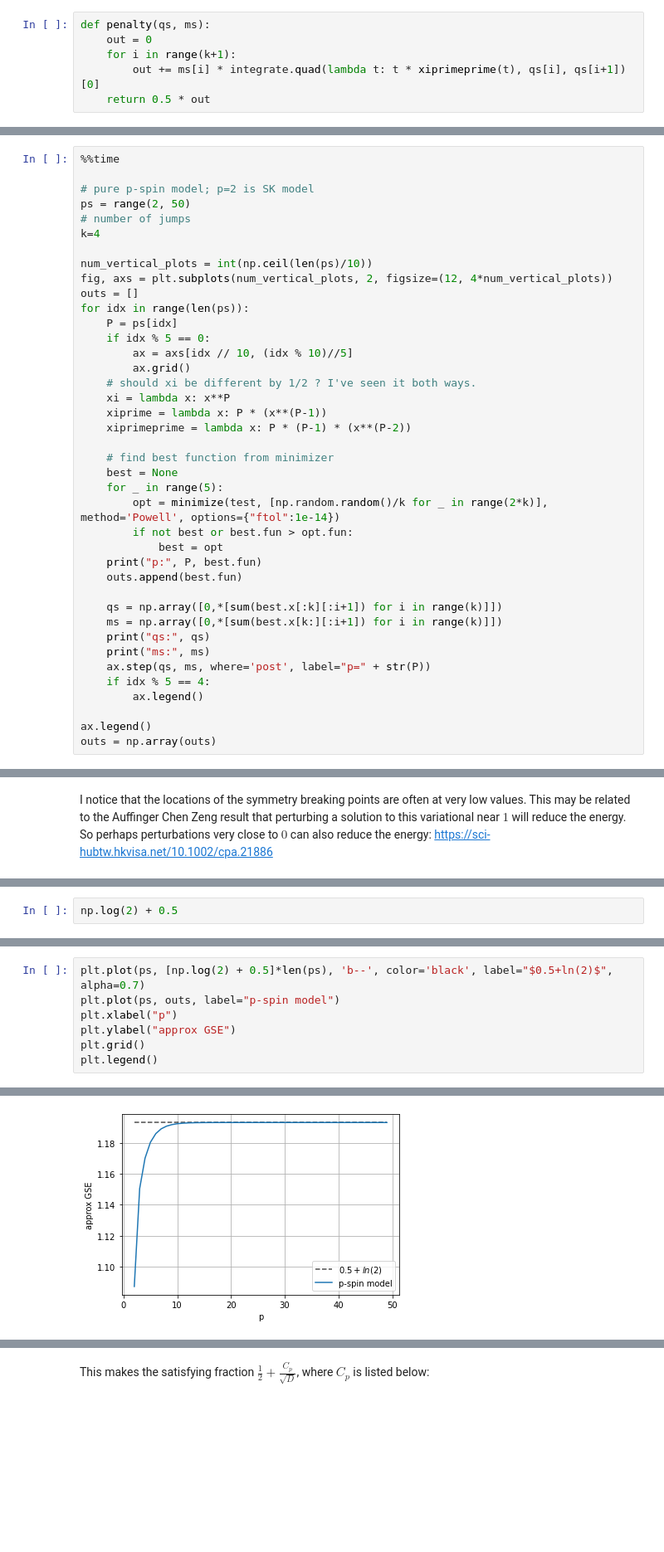
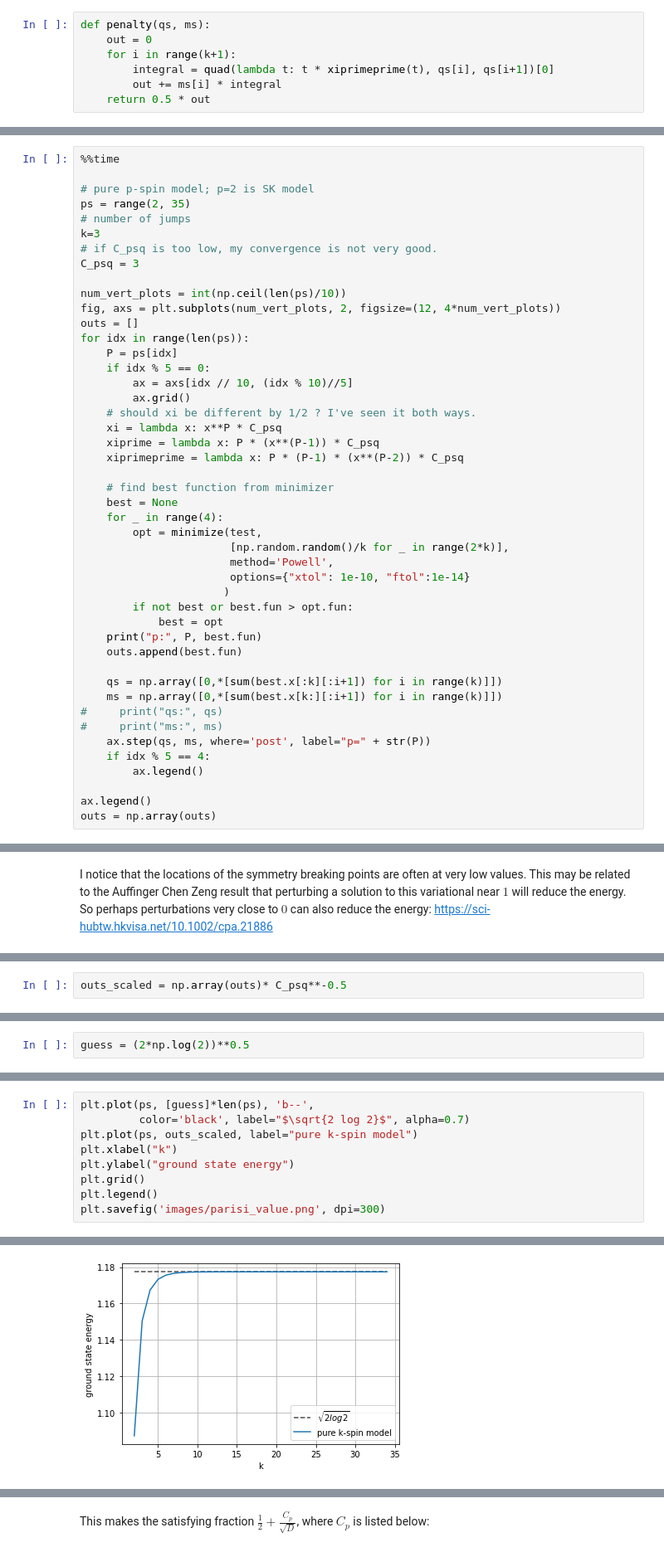
Before and after one commit to marwahaha/QuAIL-2021, a Jupyter notebook: parisi2.ipynb, the cells around one changed output, grey strips where cells are left out. Shown at 83% size. Cells and saved outputs as stored; diff of their text form; blank space fills up the shorter version.

```diff
--- a/parisi2.ipynb
+++ b/parisi2.ipynb
@@ -63,7 +76,8 @@ The penalty term in the operator is $0.5 \int_0^1 f(t)  t \xi^{''}(t) dt = 0.5 \
 def penalty(qs, ms):
     out = 0
     for i in range(k+1):
-        out += ms[i] * integrate.quad(lambda t: t * xiprimeprime(t), qs[i], qs[i+1])[0]
+        integral = quad(lambda t: t * xiprimeprime(t), qs[i], qs[i+1])[0]
+        out += ms[i] * integral
     return 0.5 * out
 # %% [markdown]
 This tests the ground state energy of inputs **m**, **q**:
@@ -85,12 +101,14 @@ def test(inp):
 %%time
 
 # pure p-spin model; p=2 is SK model
-ps = range(2, 50)
+ps = range(2, 35)
 # number of jumps
-k=4
+k=3
+# if C_psq is too low, my convergence is not very good.
+C_psq = 3
 
-num_vertical_plots = int(np.ceil(len(ps)/10))
-fig, axs = plt.subplots(num_vertical_plots, 2, figsize=(12, 4*num_vertical_plots))
+num_vert_plots = int(np.ceil(len(ps)/10))
+fig, axs = plt.subplots(num_vert_plots, 2, figsize=(12, 4*num_vert_plots))
 outs = []
 for idx in range(len(ps)):
     P = ps[idx]
@@ -98,14 +116,18 @@ for idx in range(len(ps)):
         ax = axs[idx // 10, (idx % 10)//5]
         ax.grid()
     # should xi be different by 1/2 ? I've seen it both ways.
-    xi = lambda x: x**P
-    xiprime = lambda x: P * (x**(P-1))
-    xiprimeprime = lambda x: P * (P-1) * (x**(P-2))
+    xi = lambda x: x**P * C_psq
+    xiprime = lambda x: P * (x**(P-1)) * C_psq
+    xiprimeprime = lambda x: P * (P-1) * (x**(P-2)) * C_psq
 
     # find best function from minimizer
     best = None
-    for _ in range(5):
-        opt = minimize(test, [np.random.random()/k for _ in range(2*k)], method='Powell', options={"ftol":1e-14})
+    for _ in range(4):
+        opt = minimize(test,
+                       [np.random.random()/k for _ in range(2*k)],
+                       method='Powell',
+                       options={"xtol": 1e-10, "ftol":1e-14}
+                      )
         if not best or best.fun > opt.fun:
             best = opt
     print("p:", P, best.fun)
@@ -113,8 +135,8 @@ for idx in range(len(ps)):
 
     qs = np.array([0,*[sum(best.x[:k][:i+1]) for i in range(k)]])
     ms = np.array([0,*[sum(best.x[k:][:i+1]) for i in range(k)]])
-    print("qs:", qs)
-    print("ms:", ms)
+#     print("qs:", qs)
+#     print("ms:", ms)
     ax.step(qs, ms, where='post', label="p=" + str(P))
     if idx % 5 == 4:
         ax.legend()
@@ -147 +171,3 @@ These are the values of the constants:
+# %%
+outs_scaled = np.array(outs)* C_psq**-0.5
 # %%
@@ -170,2 +194,2 @@ The numbers seem to converge -- is there an asymptotic value for large $p$? Perh
 # %%
-np.log(2) + 0.5
+guess = (2*np.log(2))**0.5
@@ -174,8 +200,10 @@ np.log(2) + 0.5
 # %%
-plt.plot(ps, [np.log(2) + 0.5]*len(ps), 'b--', color='black', label="$0.5+ln(2)$", alpha=0.7)
-plt.plot(ps, outs, label="p-spin model")
-plt.xlabel("p")
-plt.ylabel("approx GSE")
+plt.plot(ps, [guess]*len(ps), 'b--',
+         color='black', label="$\sqrt{2 log 2}$", alpha=0.7)
+plt.plot(ps, outs_scaled, label="pure k-spin model")
+plt.xlabel("k")
+plt.ylabel("ground state energy")
 plt.grid()
 plt.legend()
+plt.savefig('images/parisi_value.png', dpi=300)
 # %% [output]
@@ -183 +210 @@ plt.legend()
-[figure, old version]
+[figure, new version]
```
Also changed, not shown: parts of 43 cells of this notebook.
